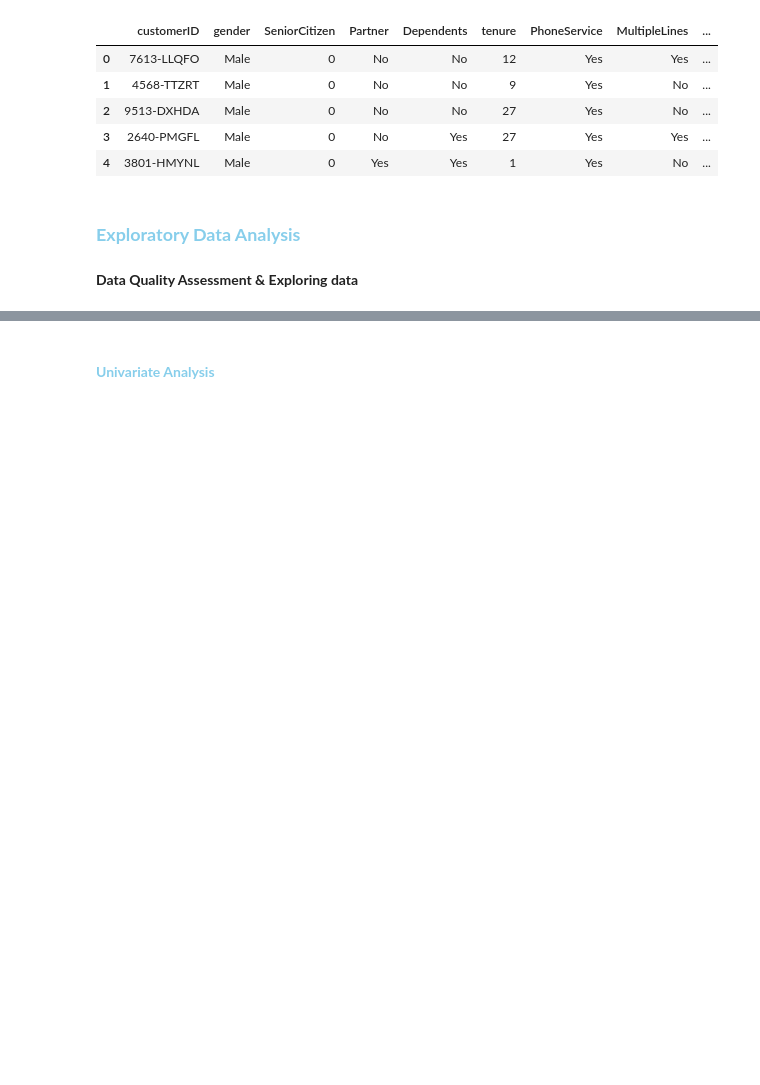
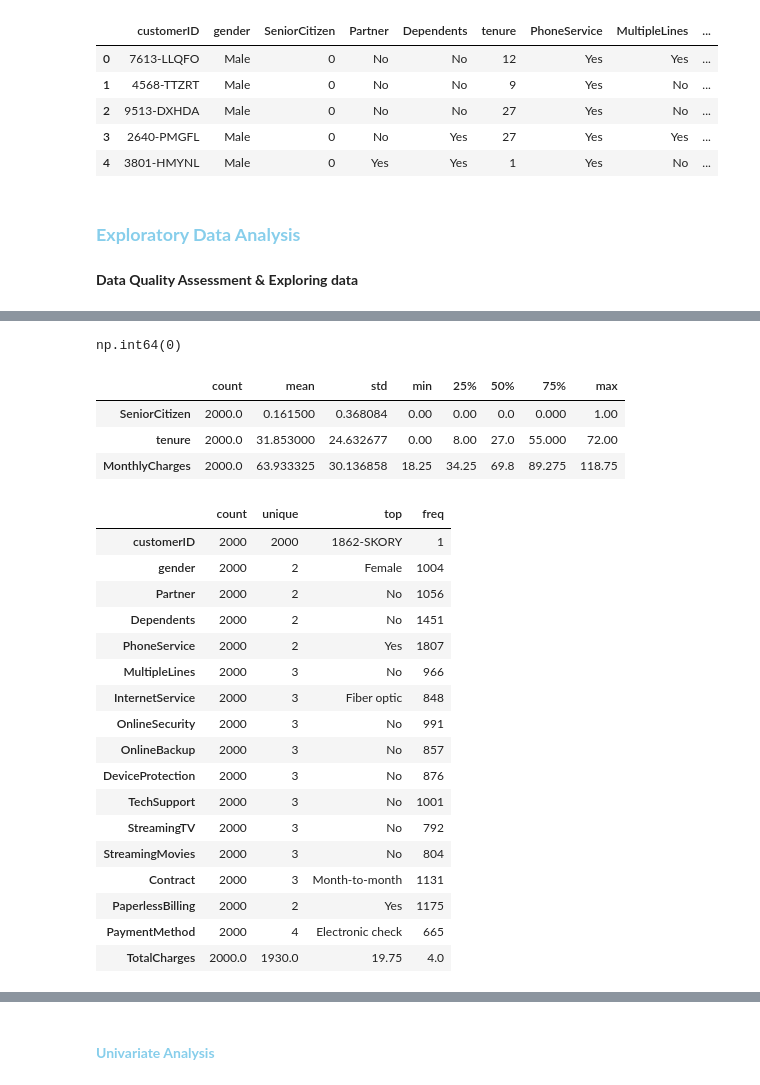
Before and after one commit to Ogoms/Customer-Churn-Prediction, a Jupyter notebook: Notebook/main.ipynb, the cells around one changed output, grey strips where cells are left out. Drawn from its saved outputs; the diff is of its cells as text; code cells hidden in the pictures; blank space fills up the shorter version.

```diff
--- a/Notebook/main.ipynb
+++ b/Notebook/main.ipynb
@@ -508,0 +551,38 @@ test_data.head()
+# %%
+# Checking for the sum of duplicated values
+
+test_data.duplicated().sum()
+# %% [output]
+np.int64(0)
+# %%
+# Checking if the test dataset (Numerical) is evenly distributed (Summary Statistics)
+
+test_data.describe().T
+# %% [output]
+|  | count | mean | std | min | 25% | 50% | 75% | max |
+| SeniorCitizen | 2000.0 | 0.161500 | 0.368084 | 0.00 | 0.00 | 0.0 | 0.000 | 1.00 |
+| tenure | 2000.0 | 31.853000 | 24.632677 | 0.00 | 8.00 | 27.0 | 55.000 | 72.00 |
+| MonthlyCharges | 2000.0 | 63.933325 | 30.136858 | 18.25 | 34.25 | 69.8 | 89.275 | 118.75 |
+# %%
+# Summary Statistics for Categorical
+
+test_data.describe(include=['object', 'bool']).T
+# %% [output]
+|  | count | unique | top | freq |
+| customerID | 2000 | 2000 | 1862-SKORY | 1 |
+| gender | 2000 | 2 | Female | 1004 |
+| Partner | 2000 | 2 | No | 1056 |
+| Dependents | 2000 | 2 | No | 1451 |
+| PhoneService | 2000 | 2 | Yes | 1807 |
+| MultipleLines | 2000 | 3 | No | 966 |
+| InternetService | 2000 | 3 | Fiber optic | 848 |
+| OnlineSecurity | 2000 | 3 | No | 991 |
+| OnlineBackup | 2000 | 3 | No | 857 |
+| DeviceProtection | 2000 | 3 | No | 876 |
+| TechSupport | 2000 | 3 | No | 1001 |
+| StreamingTV | 2000 | 3 | No | 792 |
+| StreamingMovies | 2000 | 3 | No | 804 |
+| Contract | 2000 | 3 | Month-to-month | 1131 |
+| PaperlessBilling | 2000 | 2 | Yes | 1175 |
+| PaymentMethod | 2000 | 4 | Electronic check | 665 |
+| TotalCharges | 2000.0 | 1930.0 | 19.75 | 4.0 |
```
Also changed, not shown: parts of 40 cells of this notebook.
